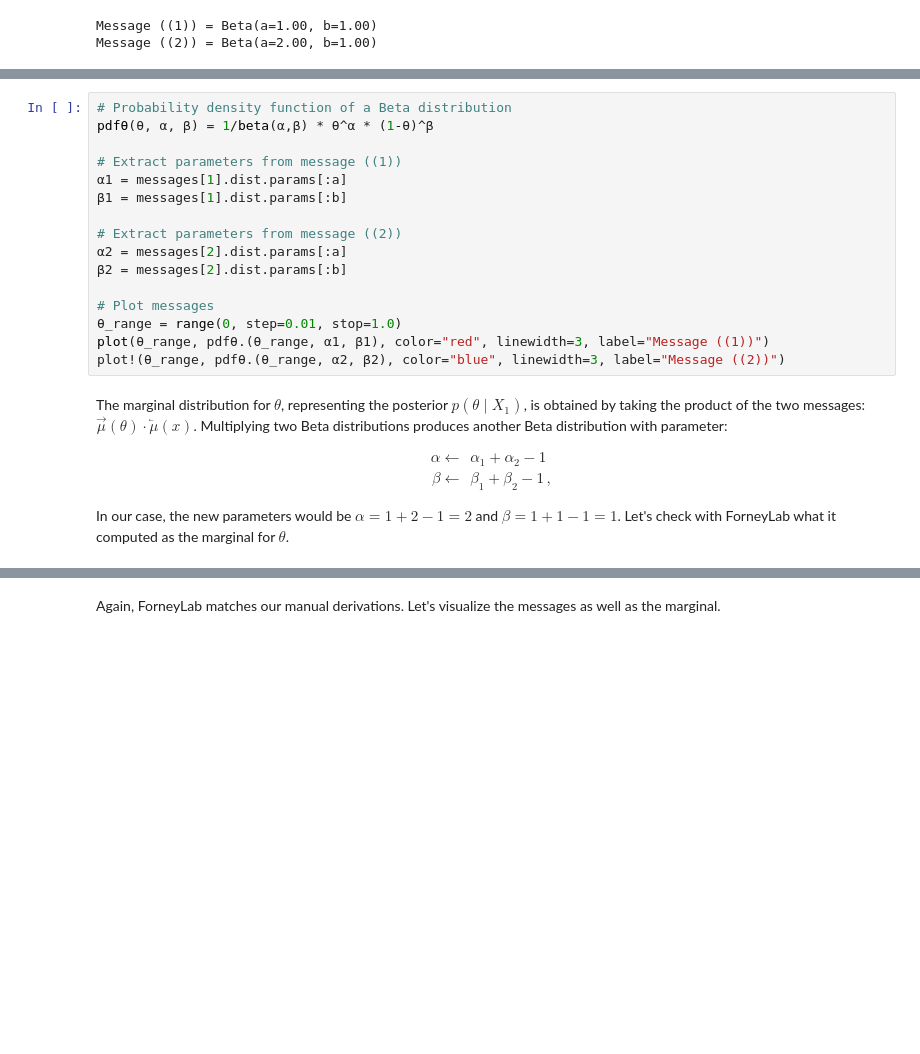
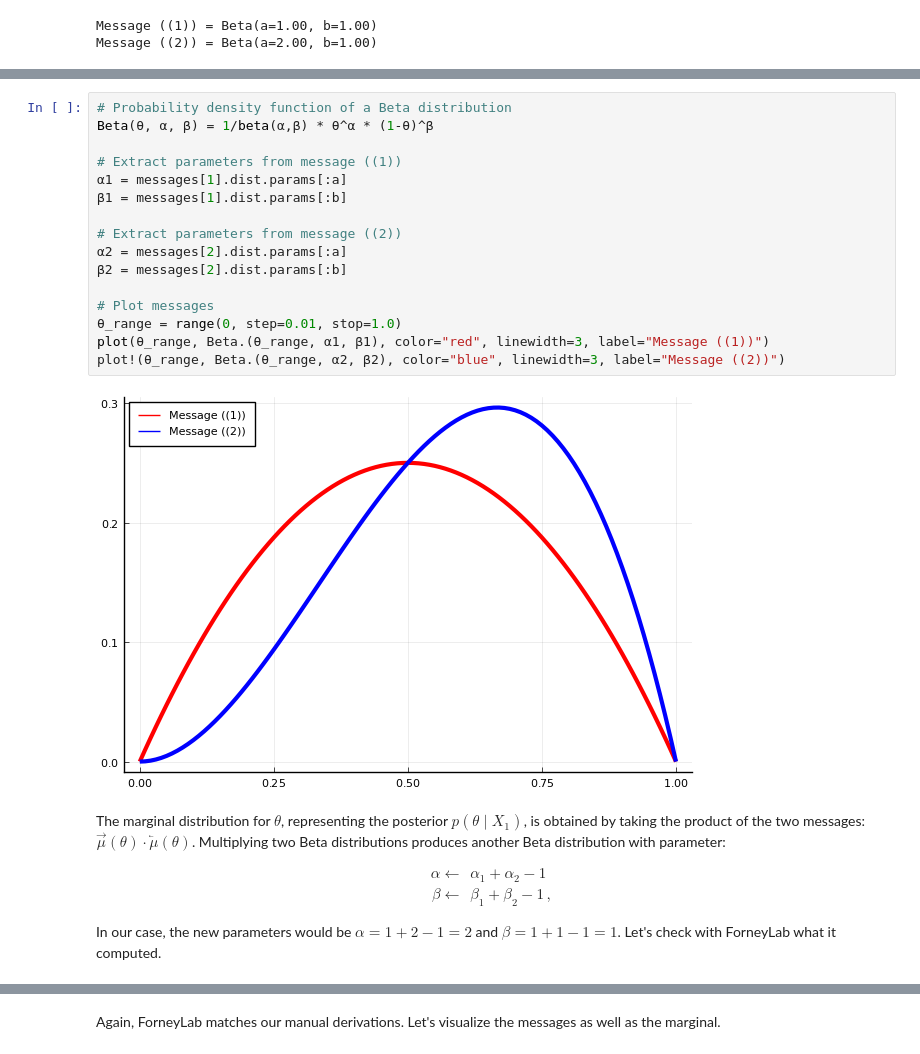
Before and after one commit to bertdv/BMLIP, a Jupyter notebook: lessons/notebooks/probprog/Probabilistic-Programming-2.ipynb, the cells around one changed output, grey strips where cells are left out. Cells and saved outputs as stored; diff of their text form; blank space fills up the shorter version.

Commit message:
Finished draft of PP-2. Added visualization script.

```diff
--- a/lessons/notebooks/probprog/Probabilistic-Programming-2.ipynb
+++ b/lessons/notebooks/probprog/Probabilistic-Programming-2.ipynb
@@ -137,29 +138,31 @@ Remember that the pdf of a Beta distribution is proportional to $\theta^{\alpha-
 Let's now look at these messages visually.
 # %%
 # Probability density function of a Beta distribution
-pdfθ(θ, α, β) = 1/beta(α,β) * θ^α * (1-θ)^β
+Beta(θ, α, β) = 1/beta(α,β) * θ^α * (1-θ)^β
 
 # Extract parameters from message ((1))
 α1 = messages[1].dist.params[:a]
 β1 = messages[1].dist.params[:b]
 
 # Extract parameters from message ((2))
 α2 = messages[2].dist.params[:a]
 β2 = messages[2].dist.params[:b]
 
 # Plot messages
 θ_range = range(0, step=0.01, stop=1.0)
-plot(θ_range, pdfθ.(θ_range, α1, β1), color="red", linewidth=3, label="Message ((1))")
-plot!(θ_range, pdfθ.(θ_range, α2, β2), color="blue", linewidth=3, label="Message ((2))")
+plot(θ_range, Beta.(θ_range, α1, β1), color="red", linewidth=3, label="Message ((1))")
+plot!(θ_range, Beta.(θ_range, α2, β2), color="blue", linewidth=3, label="Message ((2))")
+# %% [output]
+[figure, added]
 # %% [markdown]
-The marginal distribution for $\theta$, representing the posterior $p(\theta \mid X_1)$, is obtained by taking the product of the two messages: $\overrightarrow{\mu}(\theta) \cdot \overleftarrow{\mu}(x)$. Multiplying two Beta distributions produces another Beta distribution with parameter:
+The marginal distribution for $\theta$, representing the posterior $p(\theta \mid X_1)$, is obtained by taking the product of the two messages: $\overrightarrow{\mu}(\theta) \cdot \overleftarrow{\mu}(\theta)$. Multiplying two Beta distributions produces another Beta distribution with parameter:
 
 $$\begin{align}
 \alpha \leftarrow&\ \alpha_1 + \alpha_2 - 1 \\
 \beta \leftarrow&\ \beta_1 + \beta_2 - 1 \, ,
 \end{align}$$
 
-In our case, the new parameters would be $\alpha = 1 + 2 - 1 = 2$ and $\beta = 1 + 1 - 1 = 1$. Let's check with ForneyLab what it computed as the marginal for $\theta$.
+In our case, the new parameters would be $\alpha = 1 + 2 - 1 = 2$ and $\beta = 1 + 1 - 1 = 1$. Let's check with ForneyLab what it computed.
 # %%
 marginals[:θ]
 # %% [output]
```
Also changed, not shown: parts of 52 cells of this notebook, 1 other file.
